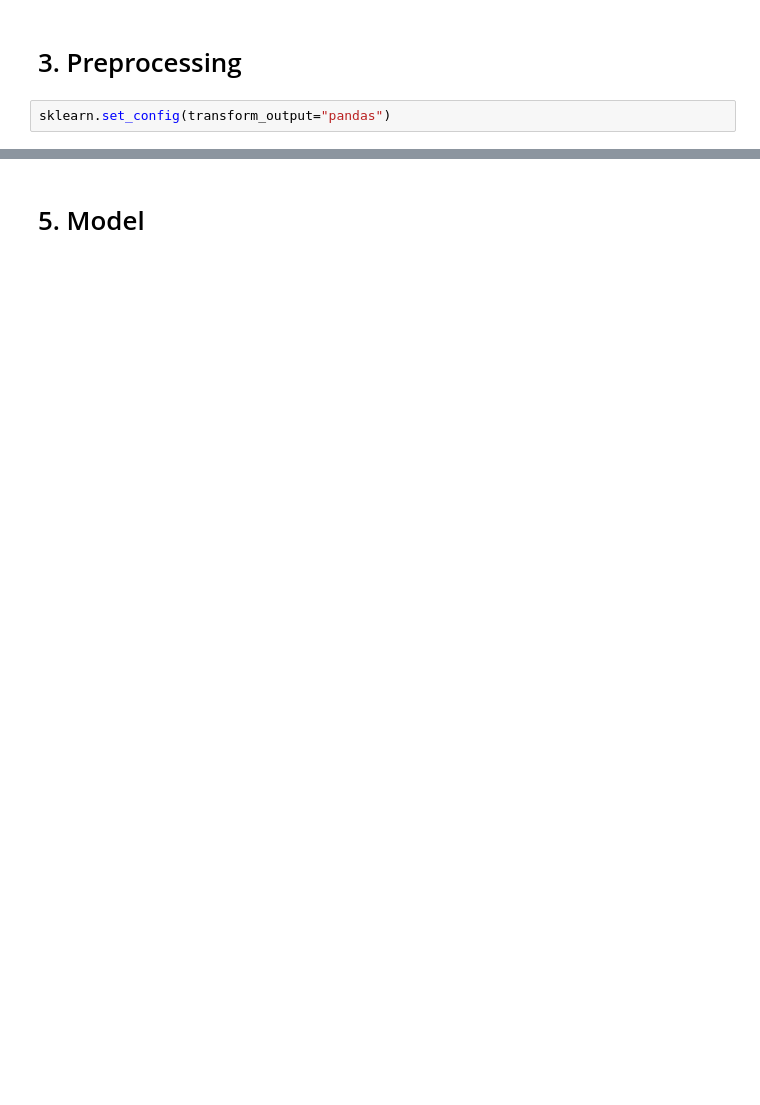
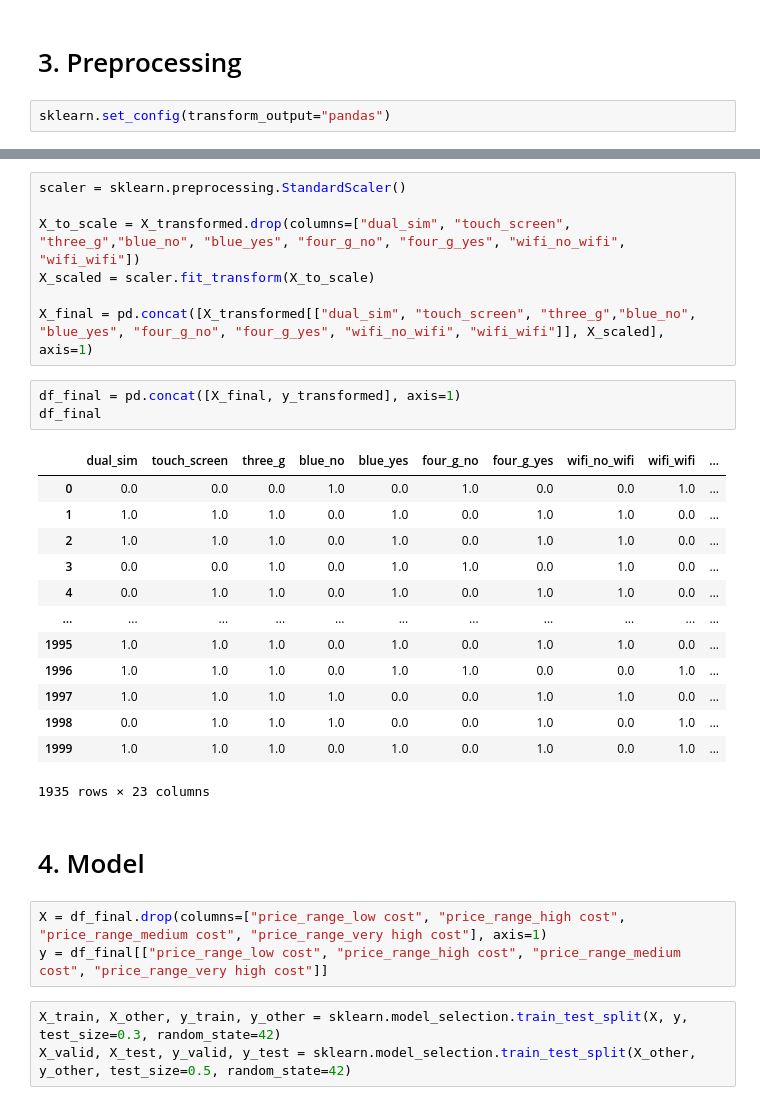
Before and after one commit to xDDreki/projekt_ML, a Jupyter notebook: sieci.ipynb, the cells around one changed output, grey strips where cells are left out. Drawn from its saved outputs; the diff is of its cells as text; blank space fills up the shorter version.

```diff
--- a/sieci.ipynb
+++ b/sieci.ipynb
@@ -131,2 +173,32 @@ df_numeric
+# %%
+scaler = sklearn.preprocessing.StandardScaler()
+
+X_to_scale = X_transformed.drop(columns=["dual_sim", "touch_screen", "three_g","blue_no", "blue_yes", "four_g_no", "four_g_yes", "wifi_no_wifi", "wifi_wifi"])
+X_scaled = scaler.fit_transform(X_to_scale)
+
+X_final = pd.concat([X_transformed[["dual_sim", "touch_screen", "three_g","blue_no", "blue_yes", "four_g_no", "four_g_yes", "wifi_no_wifi", "wifi_wifi"]], X_scaled], axis=1)
+# %%
+df_final = pd.concat([X_final, y_transformed], axis=1)
+df_final
+# %% [output]
+|  | dual_sim | touch_screen | three_g | blue_no | blue_yes | four_g_no | four_g_yes | wifi_no_wifi | wifi_wifi | ... |
+| 0 | 0.0 | 0.0 | 0.0 | 1.0 | 0.0 | 1.0 | 0.0 | 0.0 | 1.0 | ... |
+| 1 | 1.0 | 1.0 | 1.0 | 0.0 | 1.0 | 0.0 | 1.0 | 1.0 | 0.0 | ... |
+| 2 | 1.0 | 1.0 | 1.0 | 0.0 | 1.0 | 0.0 | 1.0 | 1.0 | 0.0 | ... |
+| 3 | 0.0 | 0.0 | 1.0 | 0.0 | 1.0 | 1.0 | 0.0 | 1.0 | 0.0 | ... |
+| 4 | 0.0 | 1.0 | 1.0 | 0.0 | 1.0 | 0.0 | 1.0 | 1.0 | 0.0 | ... |
+| ... | ... | ... | ... | ... | ... | ... | ... | ... | ... | ... |
+| 1995 | 1.0 | 1.0 | 1.0 | 0.0 | 1.0 | 0.0 | 1.0 | 1.0 | 0.0 | ... |
+| 1996 | 1.0 | 1.0 | 1.0 | 0.0 | 1.0 | 1.0 | 0.0 | 0.0 | 1.0 | ... |
+| 1997 | 1.0 | 1.0 | 1.0 | 1.0 | 0.0 | 0.0 | 1.0 | 1.0 | 0.0 | ... |
+| 1998 | 0.0 | 1.0 | 1.0 | 1.0 | 0.0 | 0.0 | 1.0 | 0.0 | 1.0 | ... |
+| 1999 | 1.0 | 1.0 | 1.0 | 0.0 | 1.0 | 0.0 | 1.0 | 0.0 | 1.0 | ... |
+1935 rows × 23 columns
 # %% [markdown]
-# 5. Model
+# 4. Model
+# %%
+X = df_final.drop(columns=["price_range_low cost", "price_range_high cost", "price_range_medium cost", "price_range_very high cost"], axis=1)
+y = df_final[["price_range_low cost", "price_range_high cost", "price_range_medium cost", "price_range_very high cost"]]
+# %%
+X_train, X_other, y_train, y_other = sklearn.model_selection.train_test_split(X, y, test_size=0.3, random_state=42)
+X_valid, X_test, y_valid, y_test = sklearn.model_selection.train_test_split(X_other, y_other, test_size=0.5, random_state=42)
```
Also changed, not shown: parts of 33 cells of this notebook, 1 other file.
